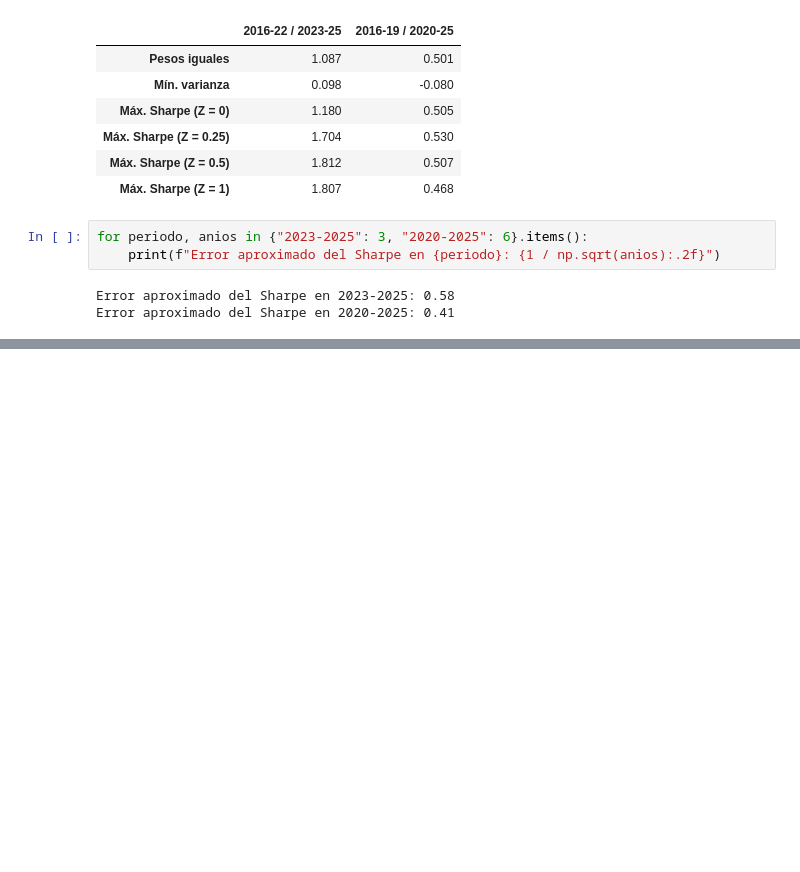
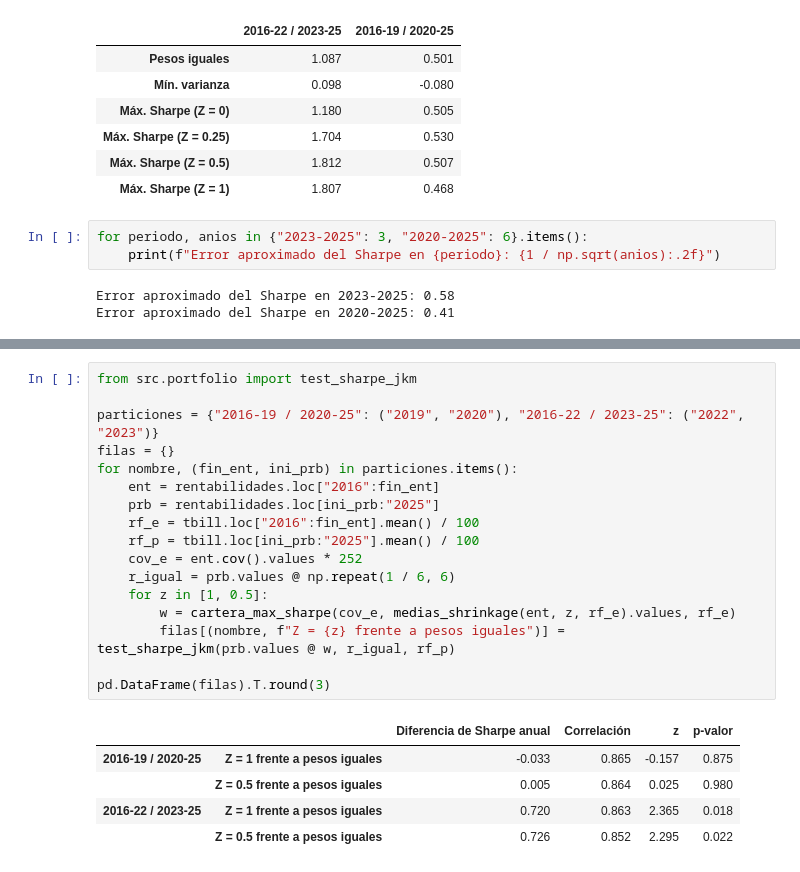
Before and after one commit to mnayala100/proyecto-cartera-markowitz, a Jupyter notebook: notebooks/06_backtest_shrinkage.ipynb, the cells around one changed output, grey strips where cells are left out. Cells and saved outputs as stored; diff of their text form; blank space fills up the shorter version.

```diff
--- a/notebooks/06_backtest_shrinkage.ipynb
+++ b/notebooks/06_backtest_shrinkage.ipynb
@@ -139,0 +140,23 @@ Z = 0,5 es el único valor que iguala o supera al máximo Sharpe sin ajustar en
+# %%
+from src.portfolio import test_sharpe_jkm
+
+particiones = {"2016-19 / 2020-25": ("2019", "2020"), "2016-22 / 2023-25": ("2022", "2023")}
+filas = {}
+for nombre, (fin_ent, ini_prb) in particiones.items():
+    ent = rentabilidades.loc["2016":fin_ent]
+    prb = rentabilidades.loc[ini_prb:"2025"]
+    rf_e = tbill.loc["2016":fin_ent].mean() / 100
+    rf_p = tbill.loc[ini_prb:"2025"].mean() / 100
+    cov_e = ent.cov().values * 252
+    r_igual = prb.values @ np.repeat(1 / 6, 6)
+    for z in [1, 0.5]:
+        w = cartera_max_sharpe(cov_e, medias_shrinkage(ent, z, rf_e).values, rf_e)
+        filas[(nombre, f"Z = {z} frente a pesos iguales")] = test_sharpe_jkm(prb.values @ w, r_igual, rf_p)
+
+pd.DataFrame(filas).T.round(3)
+# %% [output]
+|  |  | Diferencia de Sharpe anual | Correlación | z | p-valor |
+| 2016-19 / 2020-25 | Z = 1 frente a pesos iguales | -0.033 | 0.865 | -0.157 | 0.875 |
+|  | Z = 0.5 frente a pesos iguales | 0.005 | 0.864 | 0.025 | 0.980 |
+| 2016-22 / 2023-25 | Z = 1 frente a pesos iguales | 0.720 | 0.863 | 2.365 | 0.018 |
+|  | Z = 0.5 frente a pesos iguales | 0.726 | 0.852 | 2.295 | 0.022 |
```
Also changed, not shown: parts of 4 cells of this notebook, 4 other files.
